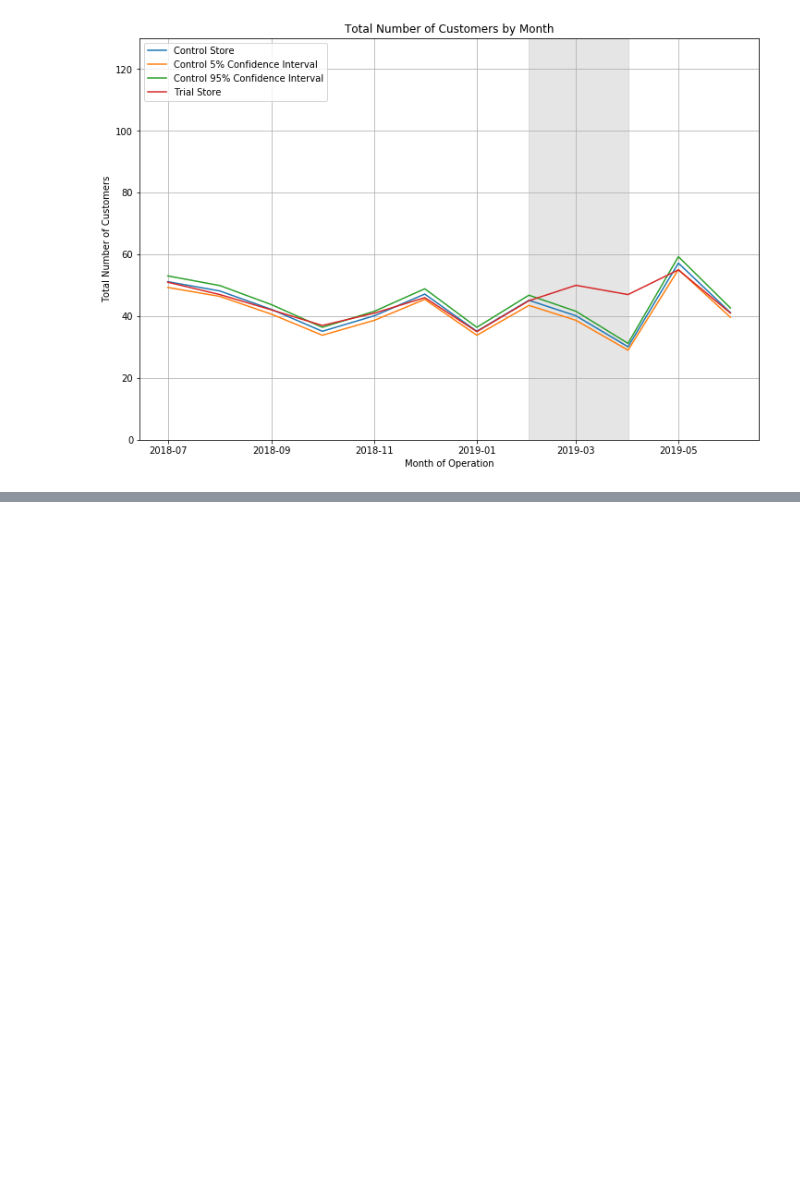
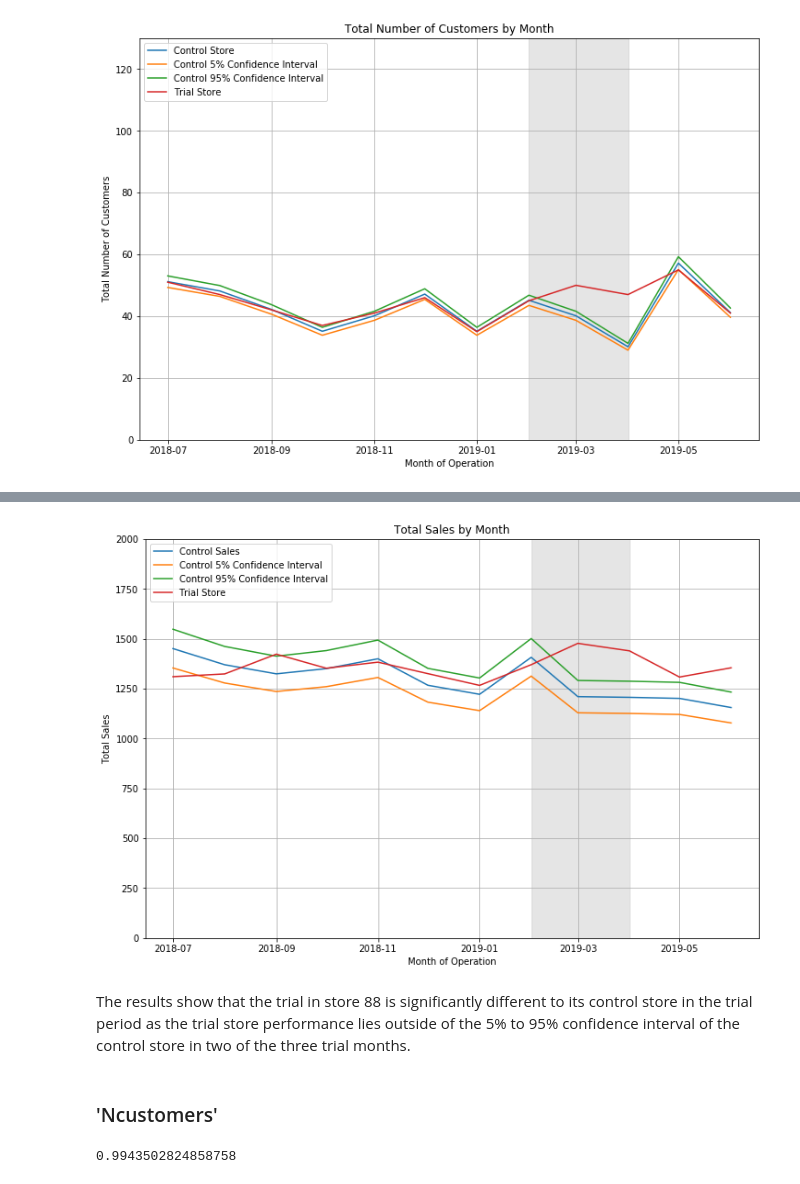
Before and after one commit to merey91/InsideSherpa_Virtual_Internship, a Jupyter notebook: InsideSherpa- Quantium- Task2.ipynb, the cells around one changed output, grey strips where cells are left out. Drawn from its saved outputs; the diff is of its cells as text; code cells hidden in the pictures; blank space fills up the shorter version.

```diff
--- a/InsideSherpa- Quantium- Task2.ipynb
+++ b/InsideSherpa- Quantium- Task2.ipynb
@@ -1836,0 +2374,43 @@ It looks like the number of customers is significantly higher in all of the thre
+# %%
+# Embellish the plot
+
+# Change the size
+plt.figure(figsize = (12, 8))
+plt.plot(combineSales)
+
+# Set graph title and axis title
+plt.title('Total Sales by Month')
+plt.xlabel('Month of Operation')
+plt.ylabel('Total Sales')
+
+# Set legend
+plt.legend(['Control Sales', 'Control 5% Confidence Interval', 'Control 95% Confidence Interval', 'Trial Store'], loc = 2)
+
+# Set new y-axis limit
+plt.ylim((0, 2000))
+
+# Highlight trial period
+plt.axvspan(*mdates.datestr2num(['2019-02-01', '2019-04-01']), color = 'grey', alpha = 0.2)
+
+# Set grid
+plt.grid()
+plt.show()
+# %% [output]
+[figure, added]
+# %% [markdown]
+The results show that the trial in store 88 is significantly different to its
+control store in the trial period as the trial store performance lies outside of
+the 5% to 95% confidence interval of the control store in two of the three trial
+months.
+# %% [markdown]
+<h3>'Ncustomers'</h3>
+# %%
+# Compute scaling factor
+# Let's call this variable 'scalingFactorCustomers'
+
+trial_customers = Pretrialmeasures.loc[Pretrialmeasures['store_type'] == 'Trial Store' , 'Ncustomers'].sum()
+control_customers = Pretrialmeasures.loc[Pretrialmeasures['store_type'] == 'Control Store', 'Ncustomers'].sum()
+scalingFactorCustomers = trial_customers / control_customers
+scalingFactorCustomers
+# %% [output]
+0.9943502824858758
```
Also changed, not shown: parts of 78 cells of this notebook.
